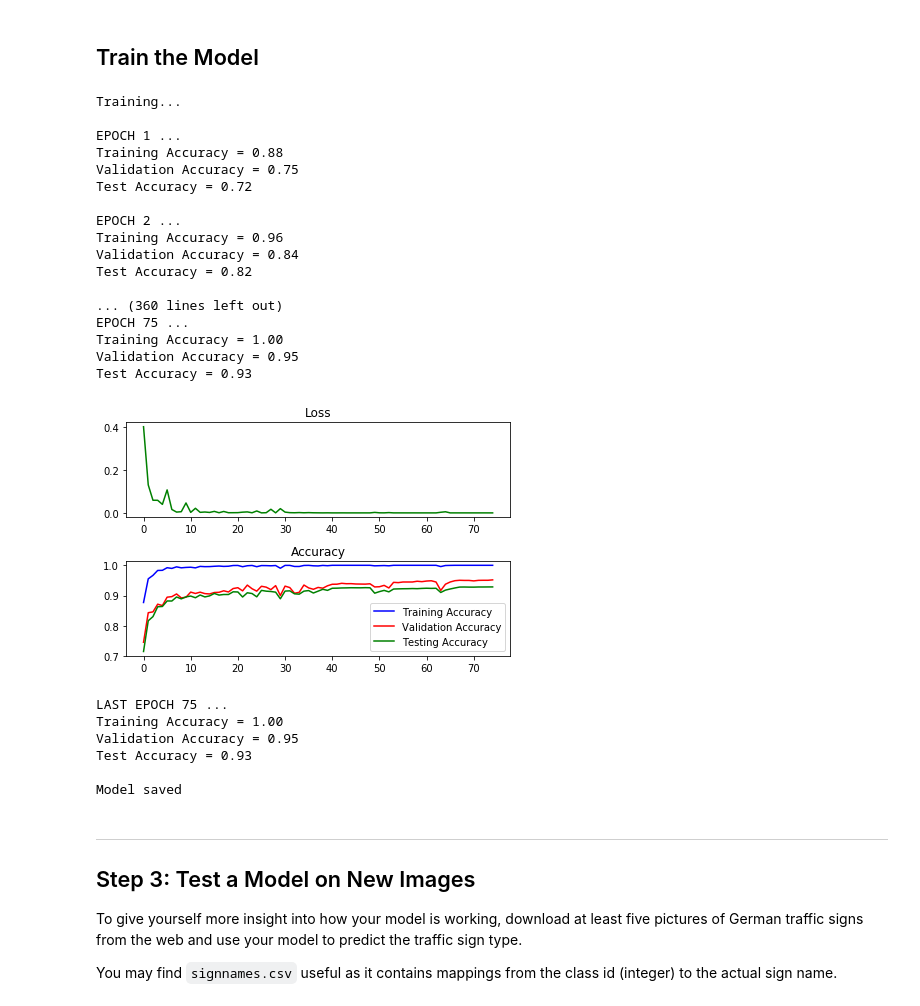
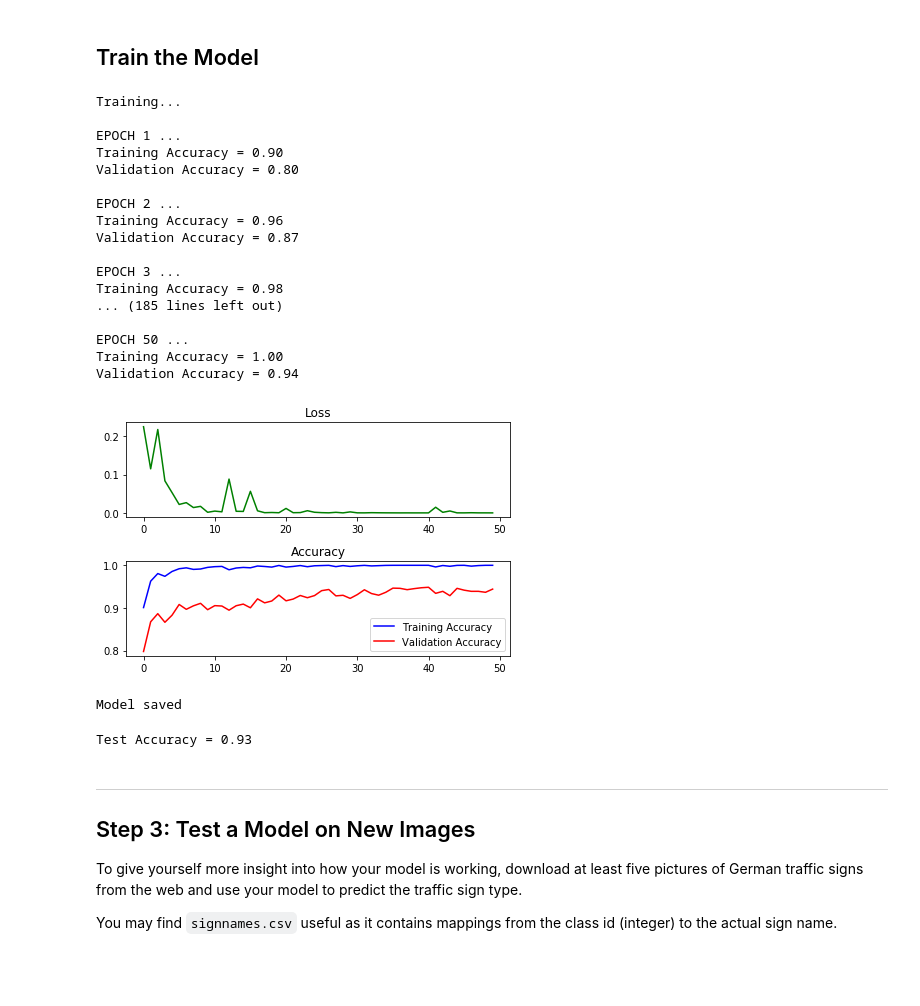
Before and after one commit to pablosaurasperez/CarND-Traffic-Sign-Classifier-Project, a Jupyter notebook: Traffic_Sign_Classifier.ipynb, the cells around one changed output. Drawn from its saved outputs; the diff is of its cells as text; code cells hidden in the pictures; blank space fills up the shorter version.

```diff
--- a/Traffic_Sign_Classifier.ipynb
+++ b/Traffic_Sign_Classifier.ipynb
@@ -292,7 +292,7 @@ You do not need to modify this section.
 # %%
 import tensorflow as tf
 
-EPOCHS = 75
+EPOCHS = 50
 BATCH_SIZE = 128
 # %% [markdown]
 # Implement LeNet-5
@@ -426,7 +426,7 @@ def evaluate(X_data, y_data):
 loss_epoch = []
 train_epoch = []
 valid_epoch = []
-test_epoch = []
+#test_epoch = []
 
 with tf.Session() as sess:
     sess.run(tf.global_variables_initializer())
@@ -446,66 +446,72 @@ with tf.Session() as sess:
 
         train_accuracy = evaluate(X_train, y_train)
         validation_accuracy = evaluate(X_valid, y_valid)
-        test_accuracy = evaluate(X_test, y_test)
+        #test_accuracy = evaluate(X_test, y_test)
 
         train_epoch.append(train_accuracy)
         valid_epoch.append(validation_accuracy)
-        test_epoch.append(test_accuracy)
+        #test_epoch.append(test_accuracy)
 
 
         print("EPOCH {} ...".format(i+1))
         print("Training Accuracy = {:.2f}".format(train_accuracy))
         print("Validation Accuracy = {:.2f}".format(validation_accuracy))
-        print("Test Accuracy = {:.2f}".format(test_accuracy))
+        #print("Test Accuracy = {:.2f}".format(test_accuracy))
         print()
+
+    #test_accuracy = evaluate(X_test, y_test)
+
 
     loss_plot = plt.subplot(211)
     loss_plot.set_title('Loss')
     loss_plot.plot(loss_epoch, 'g')
 
     acc_plot = plt.subplot(212)
     acc_plot.set_title('Accuracy')
     acc_plot.plot(train_epoch, 'b', label='Training Accuracy')
     acc_plot.plot(valid_epoch, 'r', label='Validation Accuracy')
-    acc_plot.plot(test_epoch, 'g', label='Testing Accuracy')
+    #acc_plot.plot(test_epoch, 'g', label='Testing Accuracy')
     acc_plot.legend(loc=4)
     plt.tight_layout()
     plt.show()
 
-    print()
-    print("LAST EPOCH {} ...".format(i+1))
-    print("Training Accuracy = {:.2f}".format(train_accuracy))
-    print("Validation Accuracy = {:.2f}".format(validation_accuracy))
-    print("Test Accuracy = {:.2f}".format(test_accuracy))
+    #print()
+    #print("LAST EPOCH {} ...".format(i+1))
+    #print("Training Accuracy = {:.2f}".format(train_accuracy))
+    #print("Validation Accuracy = {:.2f}".format(validation_accuracy))
+    #print("Test Accuracy = {:.2f}".format(test_accuracy))
 
     print()
     saver.save(sess, './lenet')
     print("Model saved")
 # %% [output]
 Training...
 
 EPOCH 1 ...
-Training Accuracy = 0.88
-Validation Accuracy = 0.75
-Test Accuracy = 0.72
+Training Accuracy = 0.90
+Validation Accuracy = 0.80
 
 EPOCH 2 ...
 Training Accuracy = 0.96
-Validation Accuracy = 0.84
-Test Accuracy = 0.82
+Validation Accuracy = 0.87
 
-... (360 lines left out)
-EPOCH 75 ...
+EPOCH 3 ...
+Training Accuracy = 0.98
+... (185 lines left out)
+
+EPOCH 50 ...
 Training Accuracy = 1.00
-Validation Accuracy = 0.95
-Test Accuracy = 0.93
+Validation Accuracy = 0.94
-[figure, old version]
+[figure, new version]
-LAST EPOCH 75 ...
-Training Accuracy = 1.00
-Validation Accuracy = 0.95
-Test Accuracy = 0.93
-
 Model saved
+# %%
+with tf.Session() as sess:
+    saver.restore(sess, tf.train.latest_checkpoint('.'))
+
+    test_accuracy = evaluate(X_test, y_test)
+    print("Test Accuracy = {:.2f}".format(test_accuracy))
+# %% [output]
+Test Accuracy = 0.93
 # %% [markdown]
 ---
 
```
Also changed, not shown: parts of 9 cells of this notebook.
